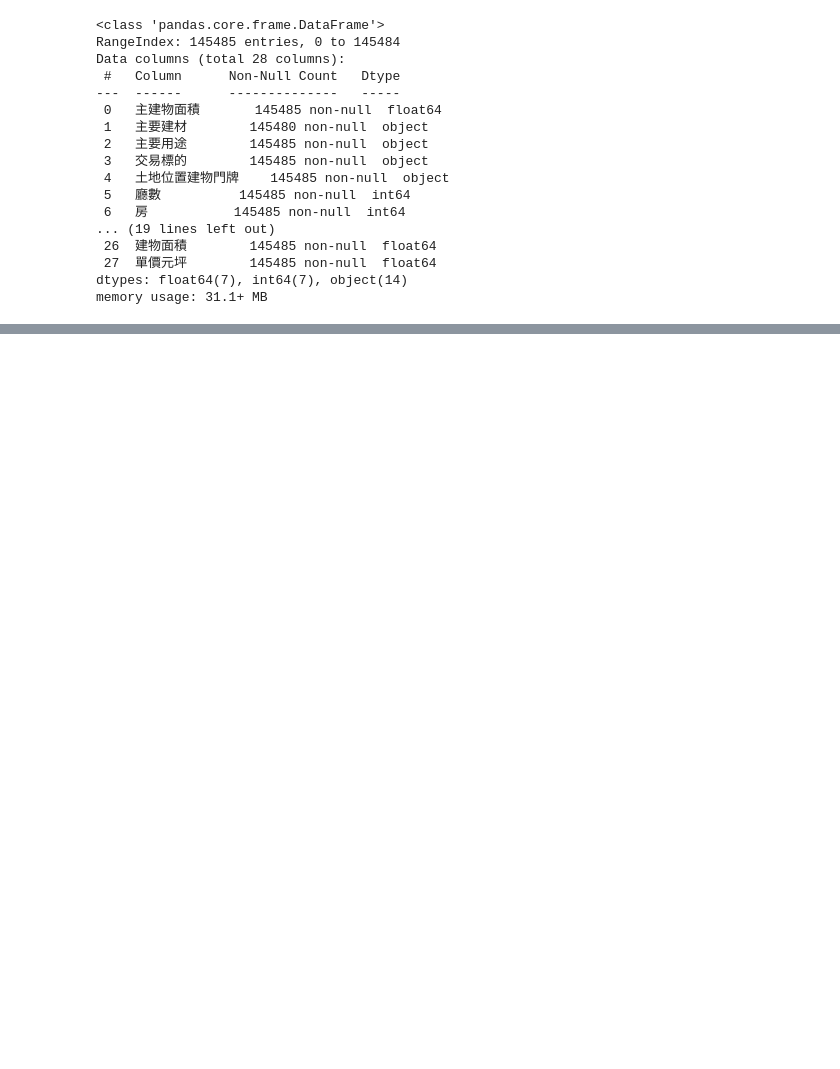
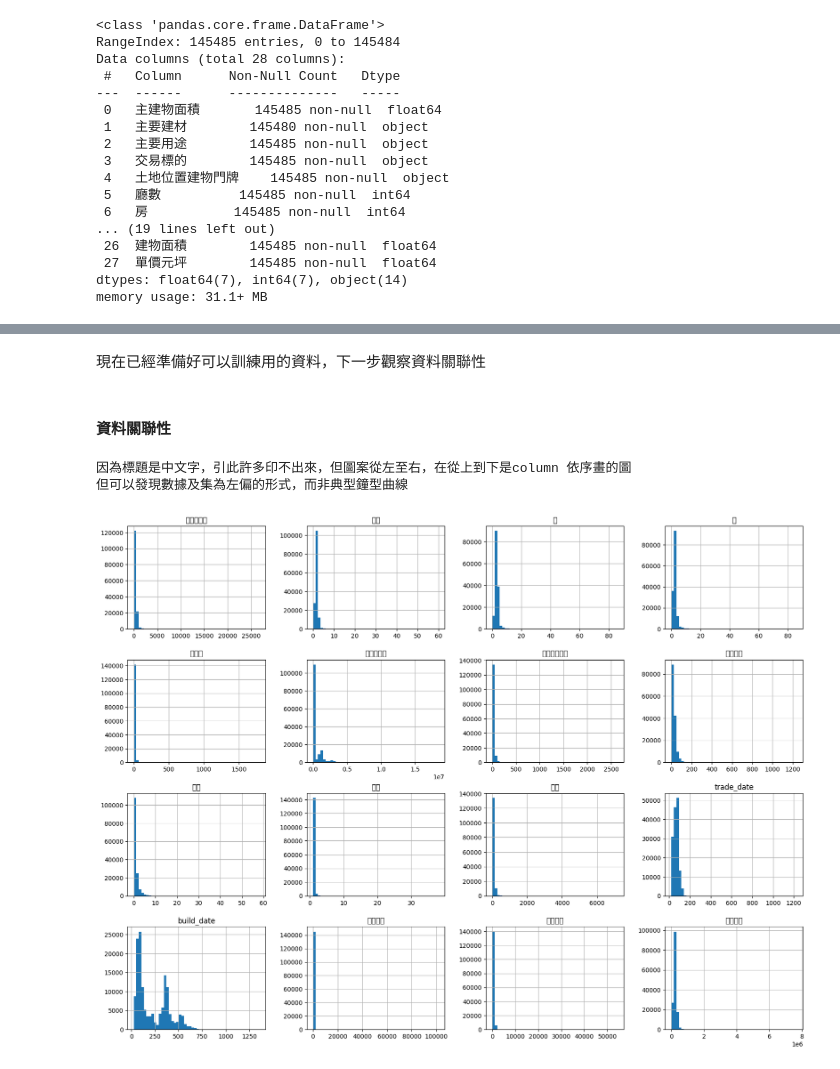
Before and after one commit to 1daniel3333/Hands-On-Machine-Learning-with-Scikit-Learn-Keras-and-Tensorflow_reading_note, a Jupyter notebook: lesson2.ipynb, the cells around one changed output, grey strips where cells are left out. Cells and saved outputs as stored; diff of their text form; code cells hidden in the pictures; blank space fills up the shorter version.

```diff
--- a/lesson2.ipynb
+++ b/lesson2.ipynb
@@ -102,0 +106,13 @@ df_to_train.head()
+# %% [markdown]
+現在已經準備好可以訓練用的資料，下一步觀察資料關聯性
+# %% [markdown]
+#### 資料關聯性
+# %%
+columns_to_plot = list(df_to_train.columns)[:16]
+df_to_train[columns_to_plot].hist(bins=50, figsize=(20,15))
+print('因為標題是中文字，引此許多印不出來，但圖案從左至右，在從上到下是column 依序畫的圖')
+print('但可以發現數據及集為左偏的形式，而非典型鐘型曲線')
+# %% [output]
+因為標題是中文字，引此許多印不出來，但圖案從左至右，在從上到下是column 依序畫的圖
+但可以發現數據及集為左偏的形式，而非典型鐘型曲線
+[figure, added]
```
Also changed, not shown: parts of 13 cells of this notebook.
